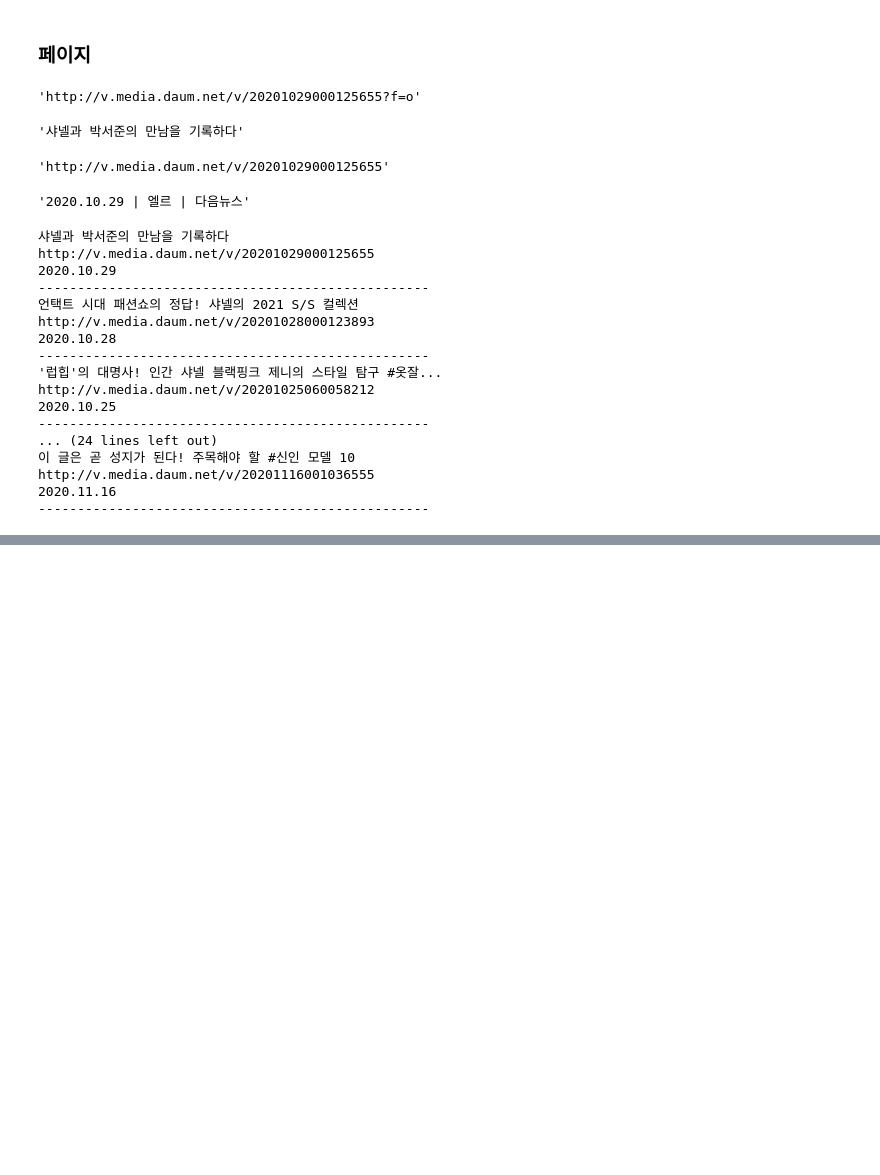
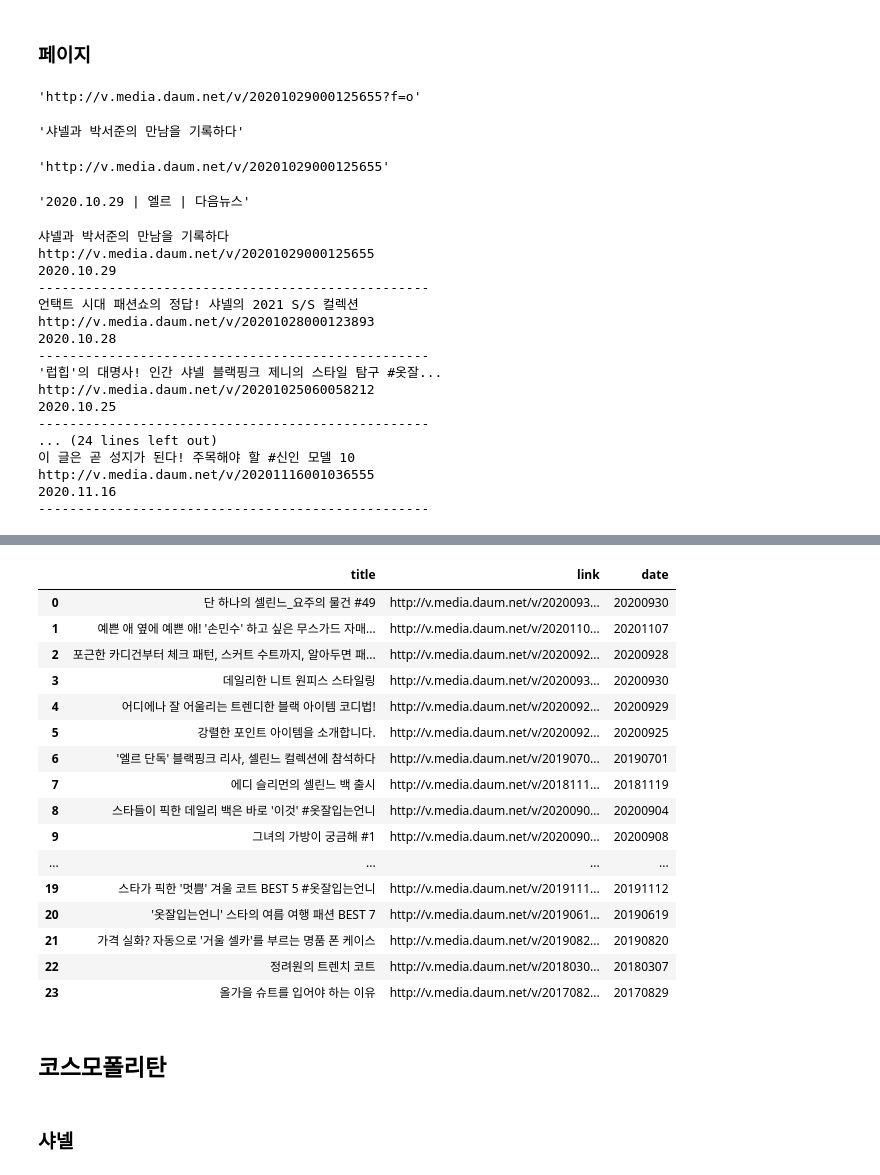
Before and after one commit to sujin29/blande, a Jupyter notebook: crawling_daum.ipynb, the cells around one changed output, grey strips where cells are left out. Saved outputs shown, nothing was run; the diff lists cells and outputs as text; code cells hidden in the pictures; blank space fills up the shorter version.

```diff
--- a/crawling_daum.ipynb
+++ b/crawling_daum.ipynb
@@ -138,0 +209,28 @@ elle_chanel.head()
+# %%
+start = time.time()
+
+title = []
+link = []
+date = []
+
+
+path = '../driver/chromedriver.exe'
+driver = webdriver.Chrome(path)
+
+for page in range(1,4):
+    url='https://search.daum.net/search?nil_suggest=btn&w=news&cluster=y&q=%EC%85%80%EB%A6%B0%EB%8A%90&sd=20160901000000&ed=20201117235959&period=u&cpname=%EC%97%98%EB%A5%B4&cp=16Y6Oklp6xw4QZhCK0&DA=PGD&p='+str(page)
+    driver.get(url)
+
+    print(driver.current_url)
+
+    elements = driver.find_elements_by_css_selector('#clusterResultUL > li')
+
+    for element in elements:
+        title.append(element.find_element_by_css_selector('div.wrap_cont > div > div > a').text)
+
+        link.append(element.find_element_by_css_selector('div.wrap_cont > div > span.f_nb.date > a').get_attribute('href'))
+
+        date.append(element.find_element_by_css_selector('div.wrap_cont > div > span.f_nb.date').text[:10])
+
+
+print(time.time() - start)
@@ -138,0 +242,8 @@ elle_chanel.head()
+# %%
+elle_celine = pd.DataFrame({
+    'title':title,
+    'link':link,
+    'date':date
+})
+
+elle_celine.head()
@@ -138,0 +257,2 @@ elle_chanel.head()
+# %%
+elle_celine['date'] = elle_celine['date'].str.replace('.', '')
@@ -138,0 +261,24 @@ elle_chanel.head()
+# %%
+elle_celine
+# %% [output]
+|  | title | link | date |
+| 0 | 단 하나의 셀린느_요주의 물건 #49 | http://v.media.daum.net/v/2020093... | 20200930 |
+| 1 | 예쁜 애 옆에 예쁜 애! '손민수' 하고 싶은 무스가드 자매... | http://v.media.daum.net/v/2020110... | 20201107 |
+| 2 | 포근한 카디건부터 체크 패턴, 스커트 수트까지, 알아두면 패... | http://v.media.daum.net/v/2020092... | 20200928 |
+| 3 | 데일리한 니트 원피스 스타일링 | http://v.media.daum.net/v/2020093... | 20200930 |
+| 4 | 어디에나 잘 어울리는 트렌디한 블랙 아이템 코디법! | http://v.media.daum.net/v/2020092... | 20200929 |
+| 5 | 강렬한 포인트 아이템을 소개합니다. | http://v.media.daum.net/v/2020092... | 20200925 |
+| 6 | '엘르 단독' 블랙핑크 리사, 셀린느 컬렉션에 참석하다 | http://v.media.daum.net/v/2019070... | 20190701 |
+| 7 | 에디 슬리먼의 셀린느 백 출시 | http://v.media.daum.net/v/2018111... | 20181119 |
+| 8 | 스타들이 픽한 데일리 백은 바로 '이것' #옷잘입는언니 | http://v.media.daum.net/v/2020090... | 20200904 |
+| 9 | 그녀의 가방이 궁금해 #1 | http://v.media.daum.net/v/2020090... | 20200908 |
+| ... | ... | ... | ... |
+| 19 | 스타가 픽한 '멋쁨' 겨울 코트 BEST 5 #옷잘입는언니 | http://v.media.daum.net/v/2019111... | 20191112 |
+| 20 | '옷잘입는언니' 스타의 여름 여행 패션 BEST 7 | http://v.media.daum.net/v/2019061... | 20190619 |
+| 21 | 가격 실화? 자동으로 '거울 셀카'를 부르는 명품 폰 케이스 | http://v.media.daum.net/v/2019082... | 20190820 |
+| 22 | 정려원의 트렌치 코트 | http://v.media.daum.net/v/2018030... | 20180307 |
+| 23 | 올가을 슈트를 입어야 하는 이유 | http://v.media.daum.net/v/2017082... | 20170829 |
+# %% [markdown]
+## 코스모폴리탄
+# %% [markdown]
+### 샤넬
```
Also changed, not shown: parts of 75 cells of this notebook, 1 other file.
